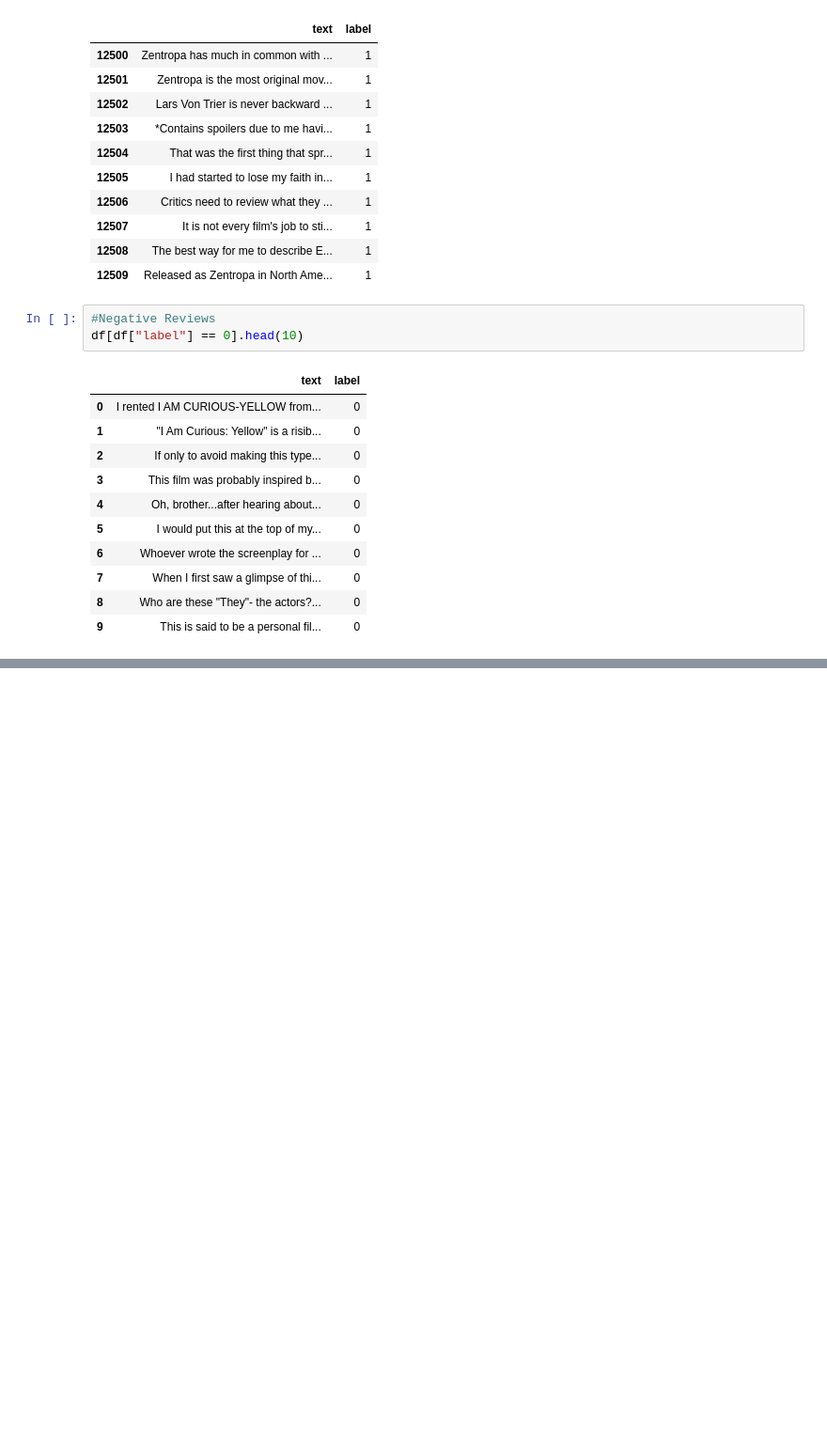
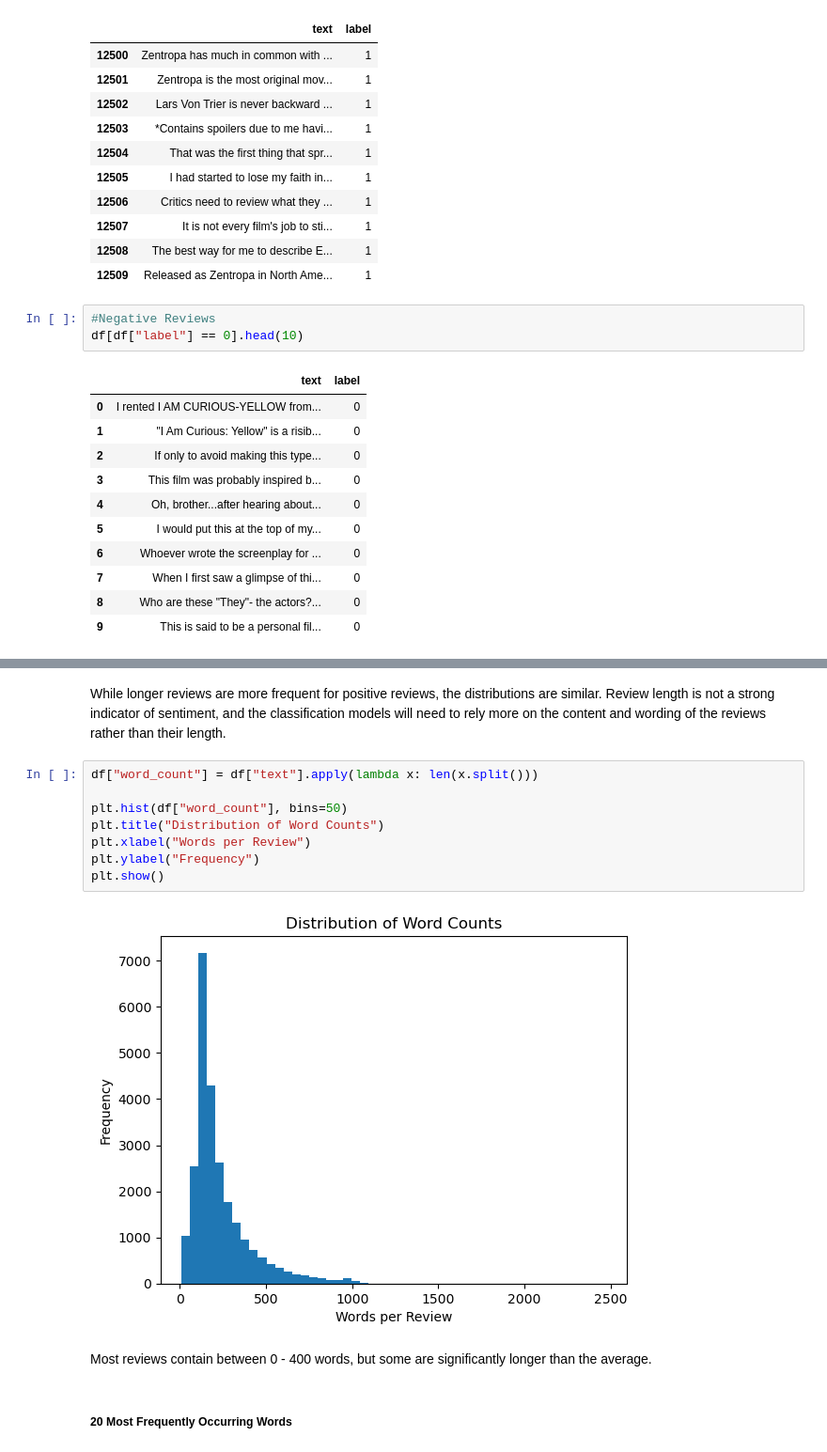
Before and after one commit to souzenkhan/CS-178-Movie-Project, a Jupyter notebook: project/data_exploration.ipynb, the cells around one changed output, grey strips where cells are left out. Shown at 94% size. Cells and saved outputs as stored; diff of their text form; blank space fills up the shorter version.

```diff
--- a/project/data_exploration.ipynb
+++ b/project/data_exploration.ipynb
@@ -64,0 +113,16 @@ df[df["label"] == 0].head(10)
+# %% [markdown]
+While longer reviews are more frequent for positive reviews, the distributions are similar.  Review length is not a strong indicator of sentiment, and the classification models will need to rely more on the content and wording of the reviews rather than their length.
+# %%
+df["word_count"] = df["text"].apply(lambda x: len(x.split()))
+
+plt.hist(df["word_count"], bins=50)
+plt.title("Distribution of Word Counts")
+plt.xlabel("Words per Review")
+plt.ylabel("Frequency")
+plt.show()
+# %% [output]
+[figure, added]
+# %% [markdown]
+Most reviews contain between 0 - 400 words, but some are significantly longer than the average.
+# %% [markdown]
+##### 20 Most Frequently Occurring Words
```
Also changed, not shown: parts of 15 cells of this notebook, 4 other files.
